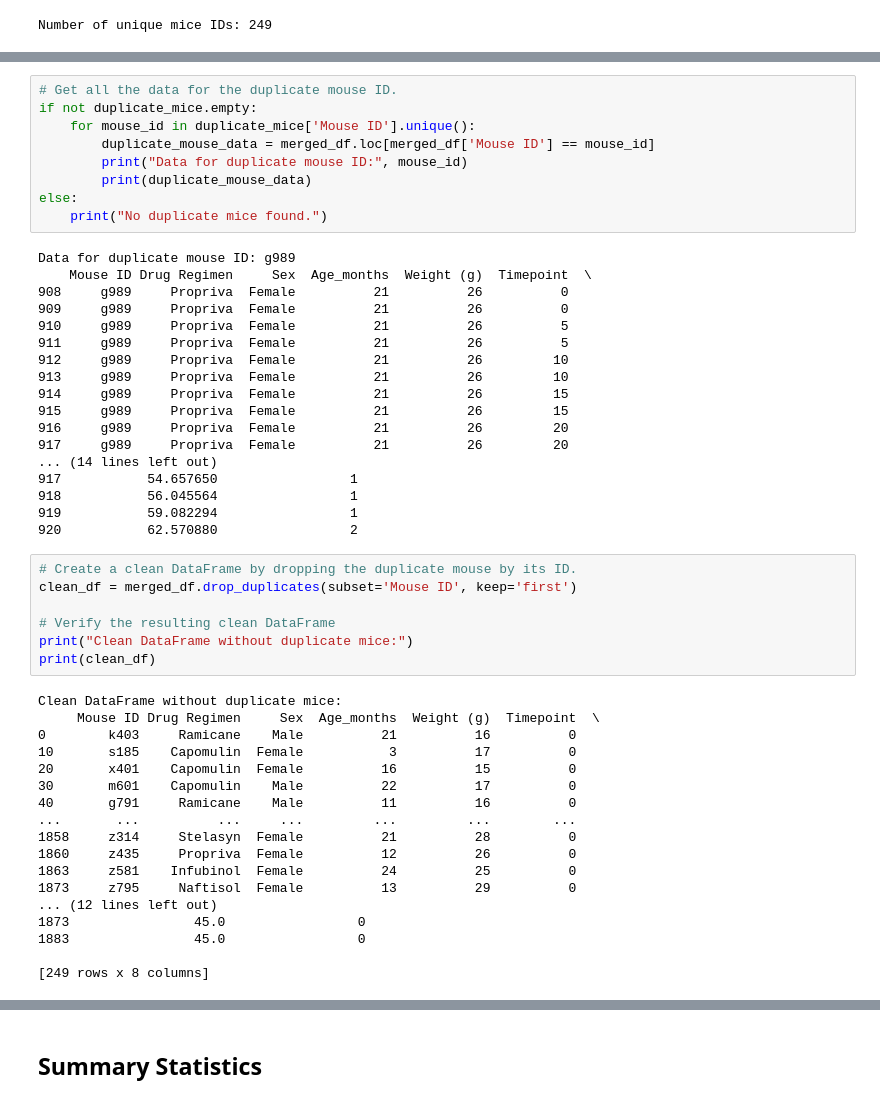
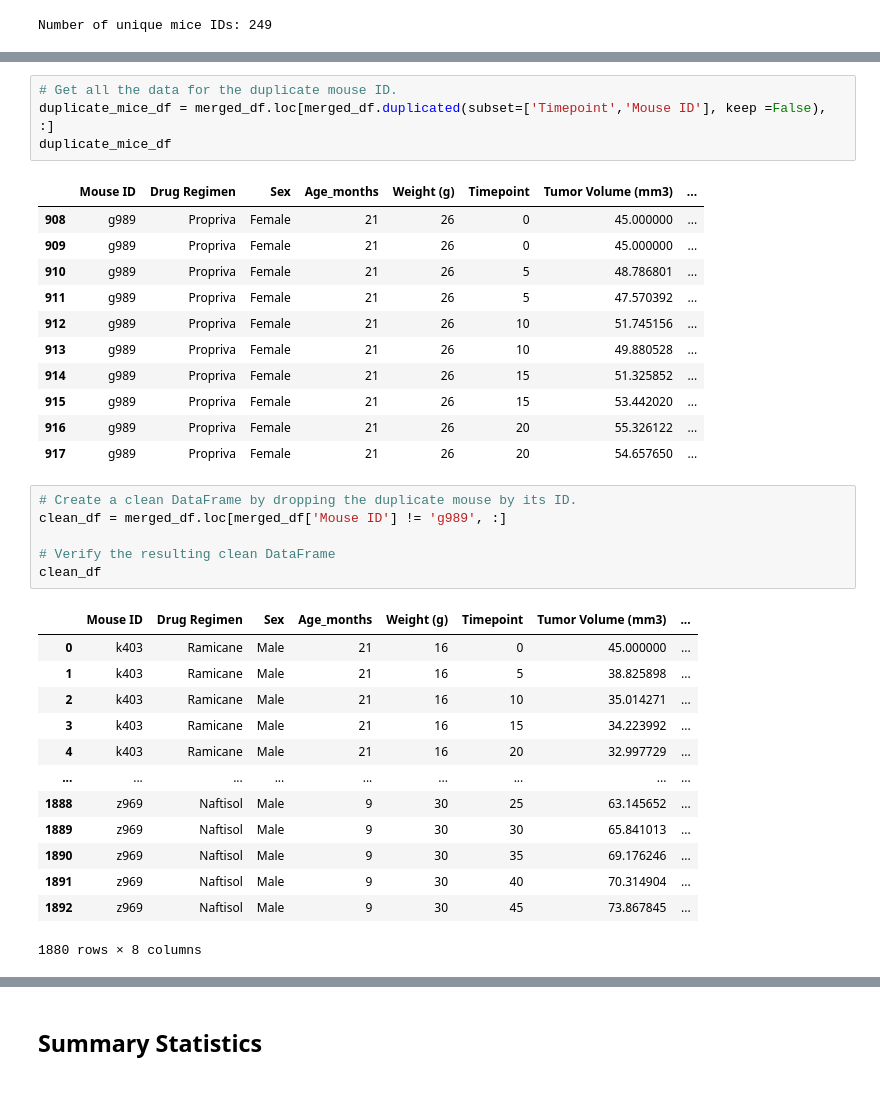
Before and after one commit to VivaLaTeena/Module-5-Challange, a Jupyter notebook: pymaceuticals_MY COPY.ipynb, the cells around one changed output, grey strips where cells are left out. Saved outputs shown, nothing was run; the diff lists cells and outputs as text.

```diff
--- a/pymaceuticals_MY COPY.ipynb
+++ b/pymaceuticals_MY COPY.ipynb
@@ -82,55 +65,39 @@ dtype: object
 # %%
 # Get all the data for the duplicate mouse ID.
-if not duplicate_mice.empty:
-    for mouse_id in duplicate_mice['Mouse ID'].unique():
-        duplicate_mouse_data = merged_df.loc[merged_df['Mouse ID'] == mouse_id]
-        print("Data for duplicate mouse ID:", mouse_id)
-        print(duplicate_mouse_data)
-else:
-    print("No duplicate mice found.")
+duplicate_mice_df = merged_df.loc[merged_df.duplicated(subset=['Timepoint','Mouse ID'], keep =False), :]
+duplicate_mice_df
 # %% [output]
-Data for duplicate mouse ID: g989
-    Mouse ID Drug Regimen     Sex  Age_months  Weight (g)  Timepoint  \
-908     g989     Propriva  Female          21          26          0
-909     g989     Propriva  Female          21          26          0
-910     g989     Propriva  Female          21          26          5
-911     g989     Propriva  Female          21          26          5
-912     g989     Propriva  Female          21          26         10
-913     g989     Propriva  Female          21          26         10
-914     g989     Propriva  Female          21          26         15
-915     g989     Propriva  Female          21          26         15
-916     g989     Propriva  Female          21          26         20
-917     g989     Propriva  Female          21          26         20
-... (14 lines left out)
-917           54.657650                 1
-918           56.045564                 1
-919           59.082294                 1
-920           62.570880                 2
+|  | Mouse ID | Drug Regimen | Sex | Age_months | Weight (g) | Timepoint | Tumor Volume (mm3) | ... |
+| 908 | g989 | Propriva | Female | 21 | 26 | 0 | 45.000000 | ... |
+| 909 | g989 | Propriva | Female | 21 | 26 | 0 | 45.000000 | ... |
+| 910 | g989 | Propriva | Female | 21 | 26 | 5 | 48.786801 | ... |
+| 911 | g989 | Propriva | Female | 21 | 26 | 5 | 47.570392 | ... |
+| 912 | g989 | Propriva | Female | 21 | 26 | 10 | 51.745156 | ... |
+| 913 | g989 | Propriva | Female | 21 | 26 | 10 | 49.880528 | ... |
+| 914 | g989 | Propriva | Female | 21 | 26 | 15 | 51.325852 | ... |
+| 915 | g989 | Propriva | Female | 21 | 26 | 15 | 53.442020 | ... |
+| 916 | g989 | Propriva | Female | 21 | 26 | 20 | 55.326122 | ... |
+| 917 | g989 | Propriva | Female | 21 | 26 | 20 | 54.657650 | ... |
 # %%
 # Create a clean DataFrame by dropping the duplicate mouse by its ID.
-clean_df = merged_df.drop_duplicates(subset='Mouse ID', keep='first')
+clean_df = merged_df.loc[merged_df['Mouse ID'] != 'g989', :]
 
 # Verify the resulting clean DataFrame
-print("Clean DataFrame without duplicate mice:")
-print(clean_df)
+clean_df
 # %% [output]
+|  | Mouse ID | Drug Regimen | Sex | Age_months | Weight (g) | Timepoint | Tumor Volume (mm3) | ... |
+| 0 | k403 | Ramicane | Male | 21 | 16 | 0 | 45.000000 | ... |
+| 1 | k403 | Ramicane | Male | 21 | 16 | 5 | 38.825898 | ... |
+| 2 | k403 | Ramicane | Male | 21 | 16 | 10 | 35.014271 | ... |
+| 3 | k403 | Ramicane | Male | 21 | 16 | 15 | 34.223992 | ... |
+| 4 | k403 | Ramicane | Male | 21 | 16 | 20 | 32.997729 | ... |
+| ... | ... | ... | ... | ... | ... | ... | ... | ... |
+| 1888 | z969 | Naftisol | Male | 9 | 30 | 25 | 63.145652 | ... |
+| 1889 | z969 | Naftisol | Male | 9 | 30 | 30 | 65.841013 | ... |
+| 1890 | z969 | Naftisol | Male | 9 | 30 | 35 | 69.176246 | ... |
+| 1891 | z969 | Naftisol | Male | 9 | 30 | 40 | 70.314904 | ... |
+| 1892 | z969 | Naftisol | Male | 9 | 30 | 45 | 73.867845 | ... |
-Clean DataFrame without duplicate mice:
-     Mouse ID Drug Regimen     Sex  Age_months  Weight (g)  Timepoint  \
-0        k403     Ramicane    Male          21          16          0
-10       s185    Capomulin  Female           3          17          0
-20       x401    Capomulin  Female          16          15          0
-30       m601    Capomulin    Male          22          17          0
-40       g791     Ramicane    Male          11          16          0
-...       ...          ...     ...         ...         ...        ...
-1858     z314     Stelasyn  Female          21          28          0
-1860     z435     Propriva  Female          12          26          0
-1863     z581    Infubinol  Female          24          25          0
-1873     z795     Naftisol  Female          13          29          0
-... (12 lines left out)
-1873                45.0                 0
-1883                45.0                 0
-
-[249 rows x 8 columns]
+1880 rows × 8 columns
 # %%
 # Check for duplicate Mouse IDs in the clean DataFrame
 duplicate_mouse_ids = clean_df['Mouse ID'][clean_df.duplicated(subset='Mouse ID', keep=False)]
```
Also changed, not shown: parts of 7 cells of this notebook.
